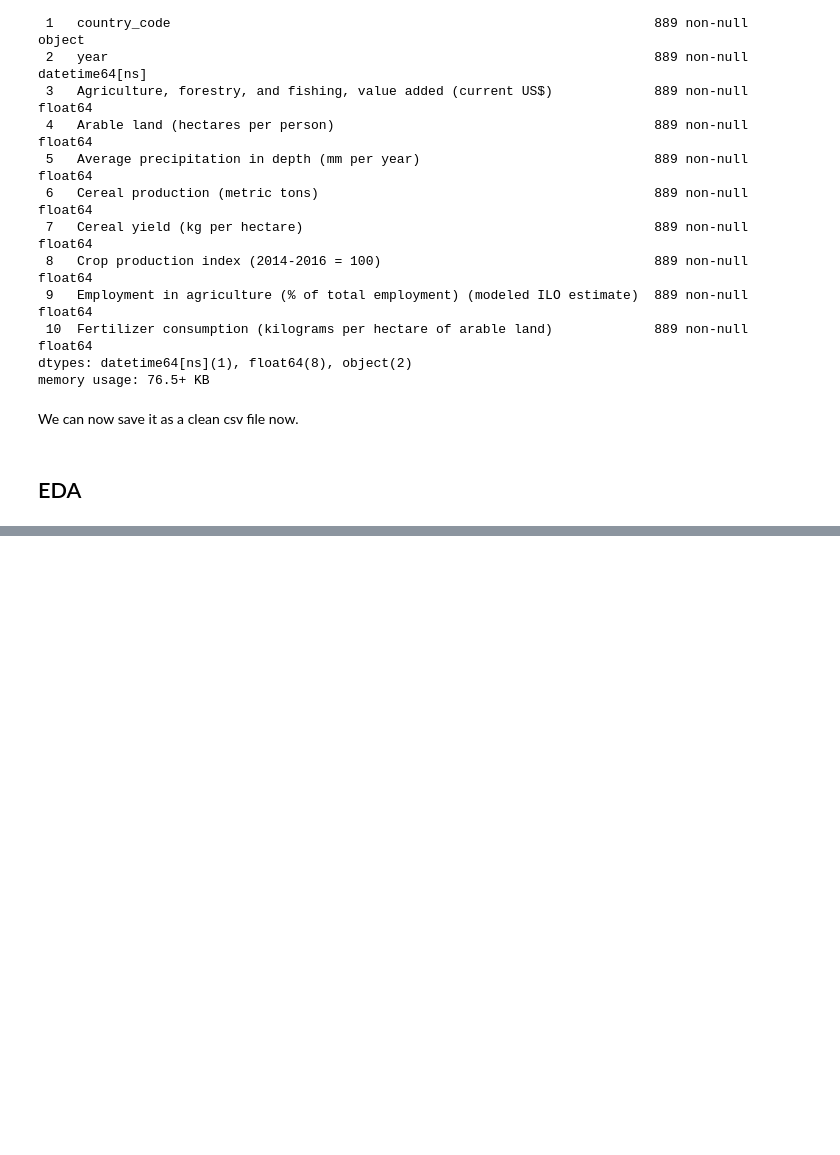
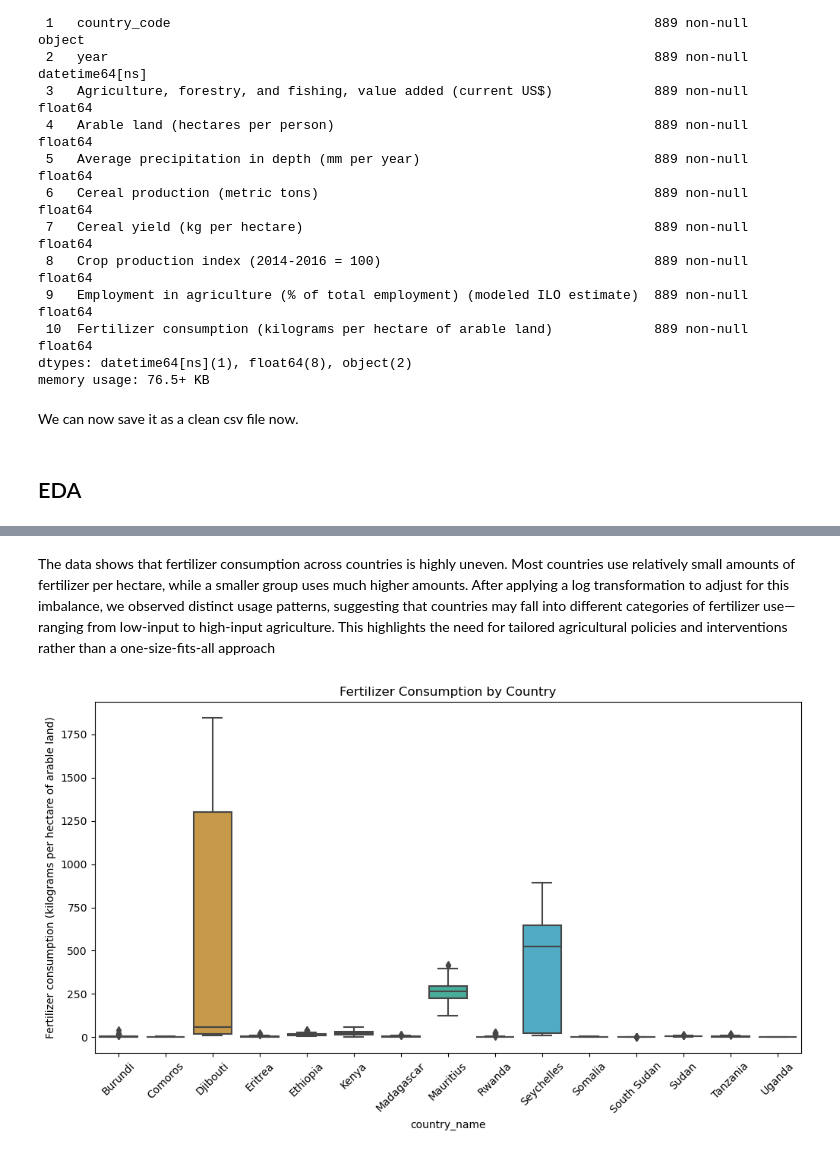
Before and after one commit to Rodgerdev/east-africa-fertilizer-project, a Jupyter notebook: east_africa_proj.ipynb, the cells around one changed output, grey strips where cells are left out. Drawn from its saved outputs; the diff is of its cells as text; code cells hidden in the pictures; blank space fills up the shorter version.

```diff
--- a/east_africa_proj.ipynb
+++ b/east_africa_proj.ipynb
@@ -472,0 +534,11 @@ df = pd.read_csv('clean/df_clean.csv')
+# %% [markdown]
+The data shows that fertilizer consumption across countries is highly uneven. Most countries use relatively small amounts of fertilizer per hectare, while a smaller group uses much higher amounts. After applying a log transformation to adjust for this imbalance, we observed distinct usage patterns, suggesting that countries may fall into different categories of fertilizer use—ranging from low-input to high-input agriculture. This highlights the need for tailored agricultural policies and interventions rather than a one-size-fits-all approach
+# %%
+# Boxplot by country (optional)
+plt.figure(figsize=(12,6))
+sns.boxplot(x='country_name', y='Fertilizer consumption (kilograms per hectare of arable land)', data=df)
+plt.xticks(rotation=45)
+plt.title('Fertilizer Consumption by Country')
+plt.show()
+# %% [output]
+[figure, added]
```
Also changed, not shown: parts of 22 cells of this notebook, 1 other file.
